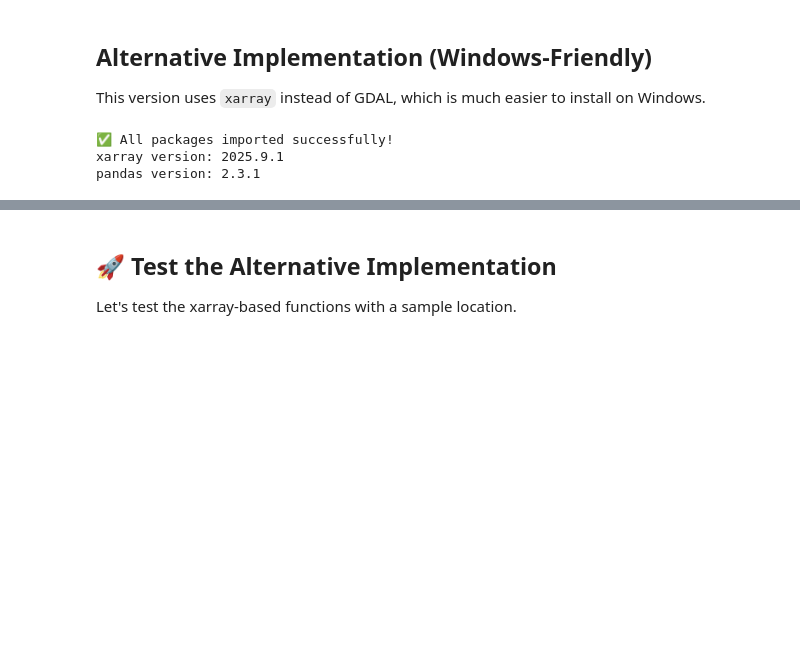
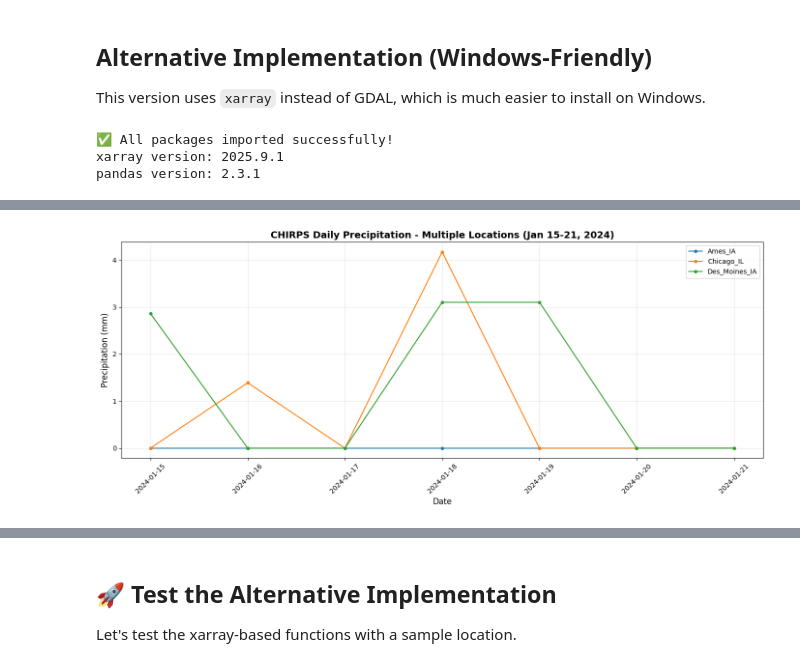
Before and after one commit to itswael/pythia_weather, a Jupyter notebook: chirps_data.ipynb, the cells around one changed output, grey strips where cells are left out. Saved outputs shown, nothing was run; the diff lists cells and outputs as text; code cells hidden in the pictures; blank space fills up the shorter version.

```diff
--- a/chirps_data.ipynb
+++ b/chirps_data.ipynb
@@ -179,0 +206,17 @@ else:
+# %%
+# Test with multiple locations
+coordinates_multi = [
+    {'id': 'Ames_IA', 'lat': 42.0, 'lon': -93.5},
+    {'id': 'Chicago_IL', 'lat': 41.8781, 'lon': -87.6298},
+    {'id': 'Des_Moines_IA', 'lat': 41.5868, 'lon': -93.6250}
+]
+
+# Get data for a week in January 2024
+print("🧪 Testing with multiple locations...\n")
+df_multi = get_chirps_dataframe_xarray(coordinates_multi, '2024-01-15', '2024-01-21')
+
+if len(df_multi) > 0:
+    print("\n📊 Data summary:")
+    print(df_multi)
+    print("\n📈 Statistics:")
+    print(df_multi.describe())
@@ -179,0 +241,6 @@ else:
+# %%
+# Visualize multiple locations
+if len(df_multi) > 0:
+    plot_chirps_data(df_multi, 'CHIRPS Daily Precipitation - Multiple Locations (Jan 15-21, 2024)')
+# %% [output]
+[figure, added]
```
Also changed, not shown: parts of 6 cells of this notebook.
